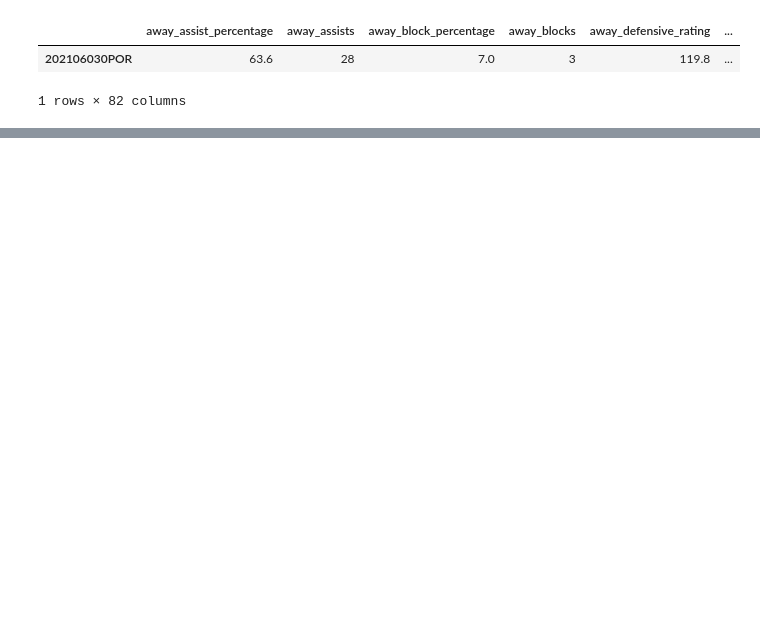
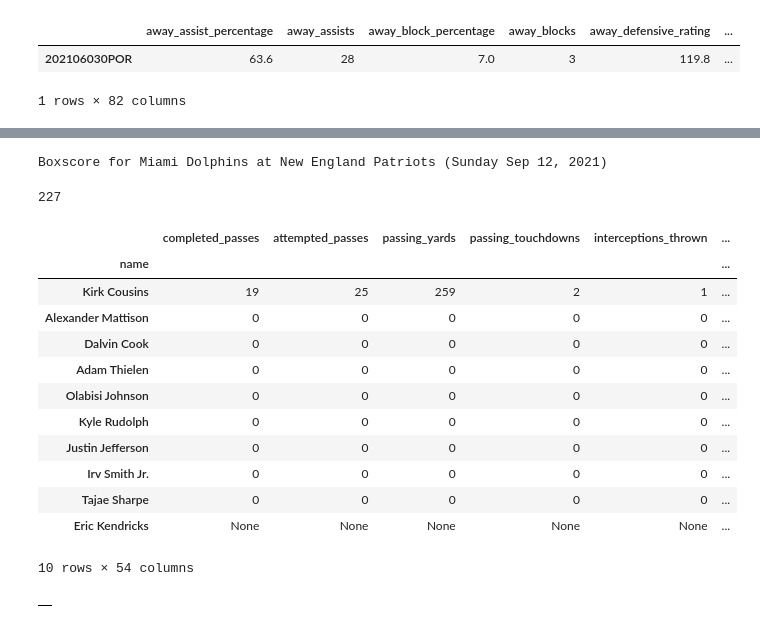
Before and after one commit to sbull32/team_cautious_waffle, a Jupyter notebook: Initial2.ipynb, the cells around one changed output, grey strips where cells are left out. Cells and saved outputs as stored; diff of their text form; code cells hidden in the pictures; blank space fills up the shorter version.

Commit message:
Data selection code

```diff
--- a/Initial2.ipynb
+++ b/Initial2.ipynb
@@ -156,0 +248,69 @@ boxscores_df
+# %%
+Boxscore('202109120nwe')
+# %% [output]
+Boxscore for Miami Dolphins at New England Patriots (Sunday Sep 12, 2021)
+# %%
+game_data_list=[]
+
+for i in range(len(boxscore_index_list)):#boxscore_index_list:
+    game_data = Boxscore(boxscore_index_list[i])
+    #print(game_data)
+    game_data_list.append(game_data)
+# %%
+len(game_data_list)
+# %% [output]
+227
+# %%
+import pandas as pd
+def home_away_split(game_data):
+    #Home
+    home_df = game_data.home_players[0].dataframe
+    for player in game_data.home_players[1:]:
+        home_df = pd.concat([home_df, player.dataframe], axis = 0)
+    home_df['name'] = [x.name for x in game_data.home_players]
+    home_df.set_index('name', inplace = True)
+    away_df = game_data.away_players[0].dataframe
+
+    #Away
+    for player in game_data.away_players[1:]:
+        away_df = pd.concat([away_df, player.dataframe], axis = 0)
+    away_df['name'] = [x.name for x in game_data.away_players]
+    away_df.set_index('name', inplace = True)
+
+    return home_df, away_df
+# %%
+full_df_home = []
+x = 0
+for i in range(1): # len(game_data_list)
+    x = x+1
+
+    if x <= 16:
+        x = x
+    else:
+        x = 1
+    #data for home game x
+    first_df, second_df = home_away_split(game_data_list[i])
+    first_df['Week'] = x
+    full_df_home.append(first_df)
+    #print(x)
+# %%
+test = pd.concat(full_df_home)
+test.head(10)
+# %% [output]
+|  | completed_passes | attempted_passes | passing_yards | passing_touchdowns | interceptions_thrown | ... |
+| name |  |  |  |  |  | ... |
+| Kirk Cousins | 19 | 25 | 259 | 2 | 1 | ... |
+| Alexander Mattison | 0 | 0 | 0 | 0 | 0 | ... |
+| Dalvin Cook | 0 | 0 | 0 | 0 | 0 | ... |
+| Adam Thielen | 0 | 0 | 0 | 0 | 0 | ... |
+| Olabisi Johnson | 0 | 0 | 0 | 0 | 0 | ... |
+| Kyle Rudolph | 0 | 0 | 0 | 0 | 0 | ... |
+| Justin Jefferson | 0 | 0 | 0 | 0 | 0 | ... |
+| Irv Smith Jr. | 0 | 0 | 0 | 0 | 0 | ... |
+| Tajae Sharpe | 0 | 0 | 0 | 0 | 0 | ... |
+| Eric Kendricks | None | None | None | None | None | ... |
+10 rows × 54 columns
+# %%
+full_df_home.head()
+# %% [output]
+|  |
```
Also changed, not shown: parts of 14 cells of this notebook.
